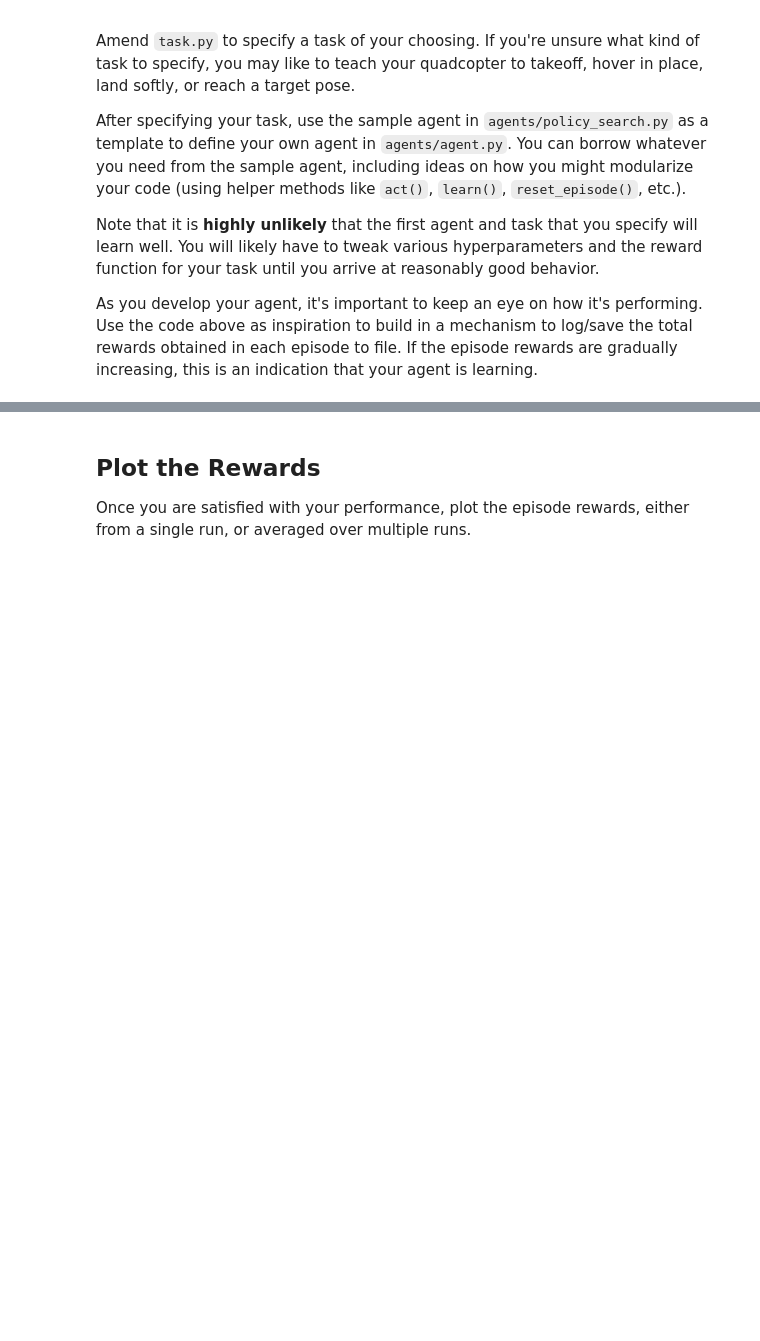
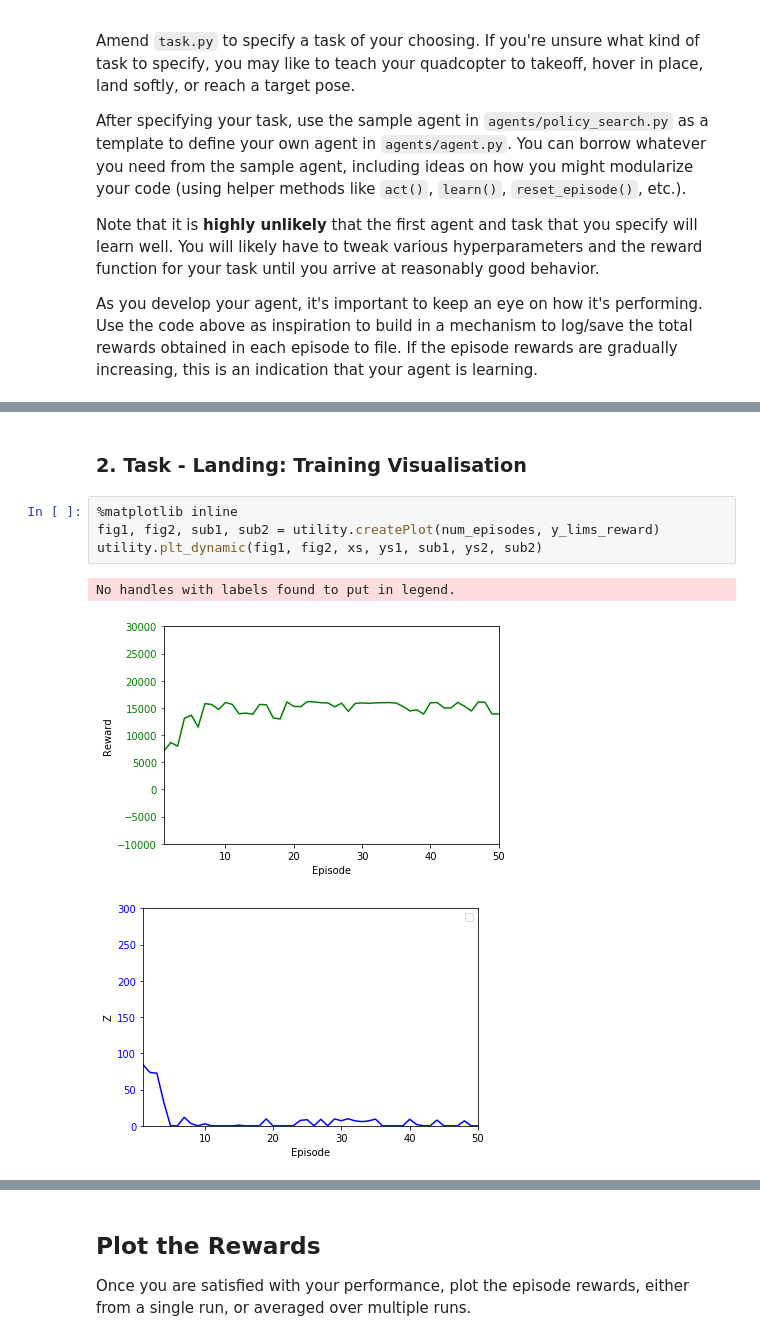
Before and after one commit to genughaben/RL-Quadcopter-2, a Jupyter notebook: Quadcopter_Project.ipynb, the cells around one changed output, grey strips where cells are left out. Cells and saved outputs as stored; diff of their text form; blank space fills up the shorter version.

```diff
--- a/Quadcopter_Project.ipynb
+++ b/Quadcopter_Project.ipynb
@@ -288,0 +450,10 @@ with open(file_output, 'w') as csvfile:
+# %% [markdown]
+### 2. Task - Landing: Training Visualisation
+# %%
+%matplotlib inline
+fig1, fig2, sub1, sub2 = utility.createPlot(num_episodes, y_lims_reward)
+utility.plt_dynamic(fig1, fig2, xs, ys1, sub1, ys2, sub2)
+# %% [output]
+No handles with labels found to put in legend.
+[figure, added]
+[figure, added]
```
Also changed, not shown: parts of 30 cells of this notebook, 15 other files.
